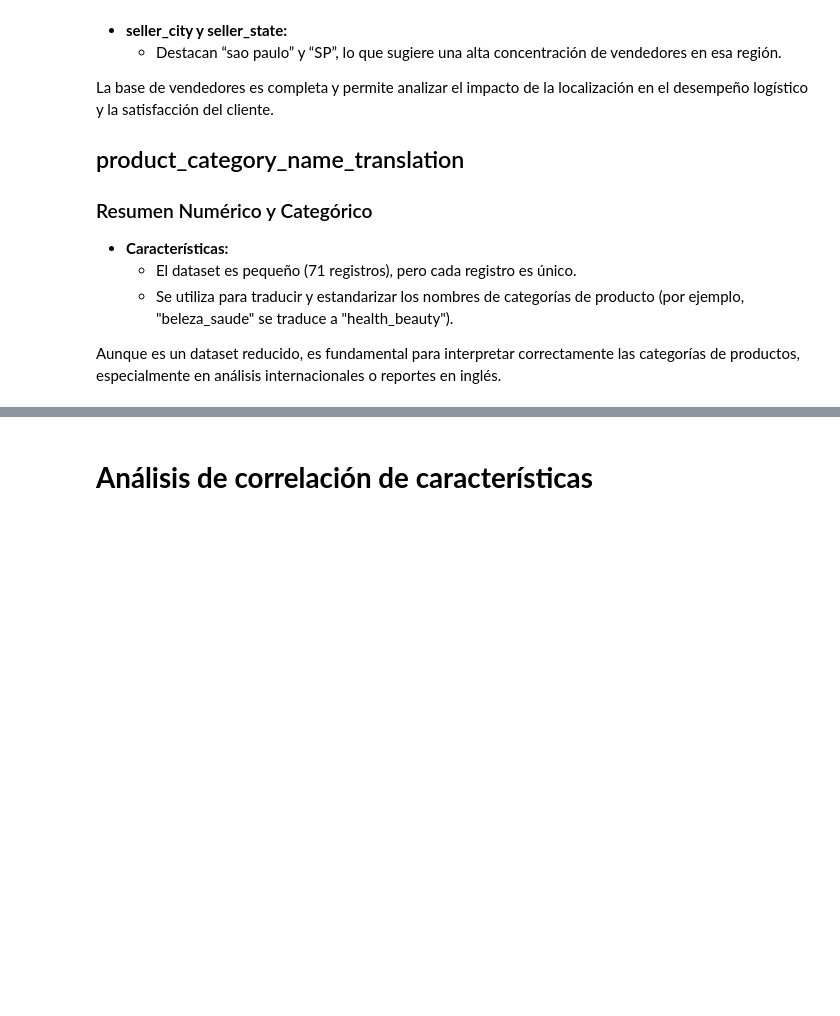
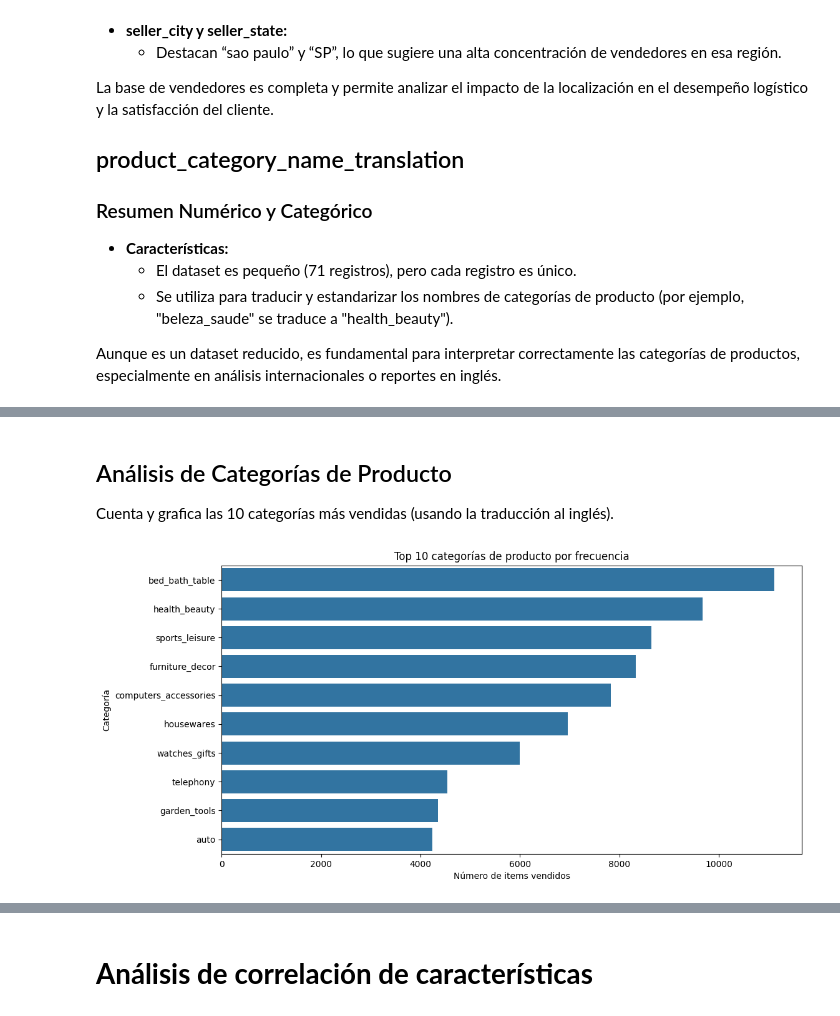
Before and after one commit to Ctribsz/ProyectoFinal-DM, a Jupyter notebook: finalProject.ipynb, the cells around one changed output, grey strips where cells are left out. Saved outputs shown, nothing was run; the diff lists cells and outputs as text; code cells hidden in the pictures; blank space fills up the shorter version.

```diff
--- a/finalProject.ipynb
+++ b/finalProject.ipynb
@@ -488,0 +548,24 @@ Aunque es un dataset reducido, es fundamental para interpretar correctamente las
+# %% [markdown]
+## Análisis de Categorías de Producto
+
+Cuenta y grafica las 10 categorías más vendidas (usando la traducción al inglés).
+# %%
+df_prod = df_products.merge(df_prod_cat_trans, on="product_category_name", how="left")
+# Contar ventas por categoría
+top_cats = (
+    df_order_items.merge(
+        df_prod[["product_id", "product_category_name_english"]], on="product_id"
+    )
+    .groupby("product_category_name_english")
+    .size()
+    .sort_values(ascending=False)
+    .head(10)
+)
+plt.figure(figsize=(12, 6))
+sns.barplot(x=top_cats.values, y=top_cats.index)
+plt.title("Top 10 categorías de producto por frecuencia")
+plt.xlabel("Número de items vendidos")
+plt.ylabel("Categoría")
+plt.show()
+# %% [output]
+[figure, added]
```
Also changed, not shown: parts of 22 cells of this notebook.
